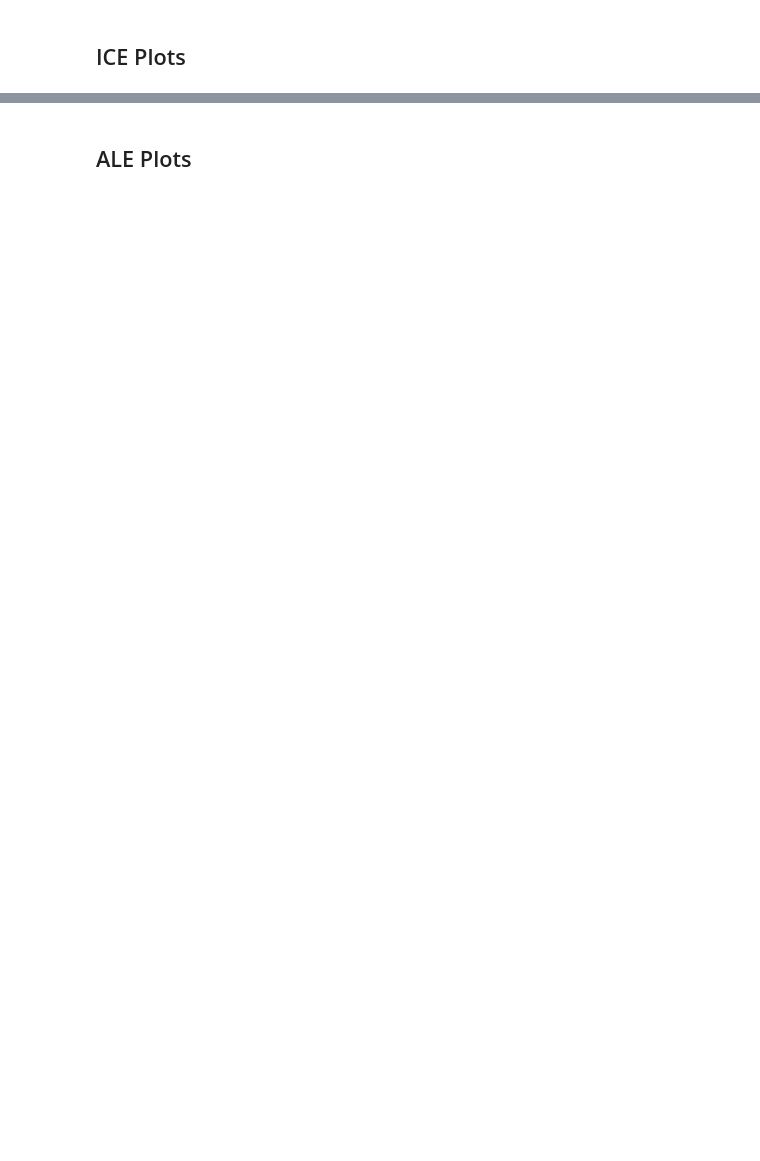
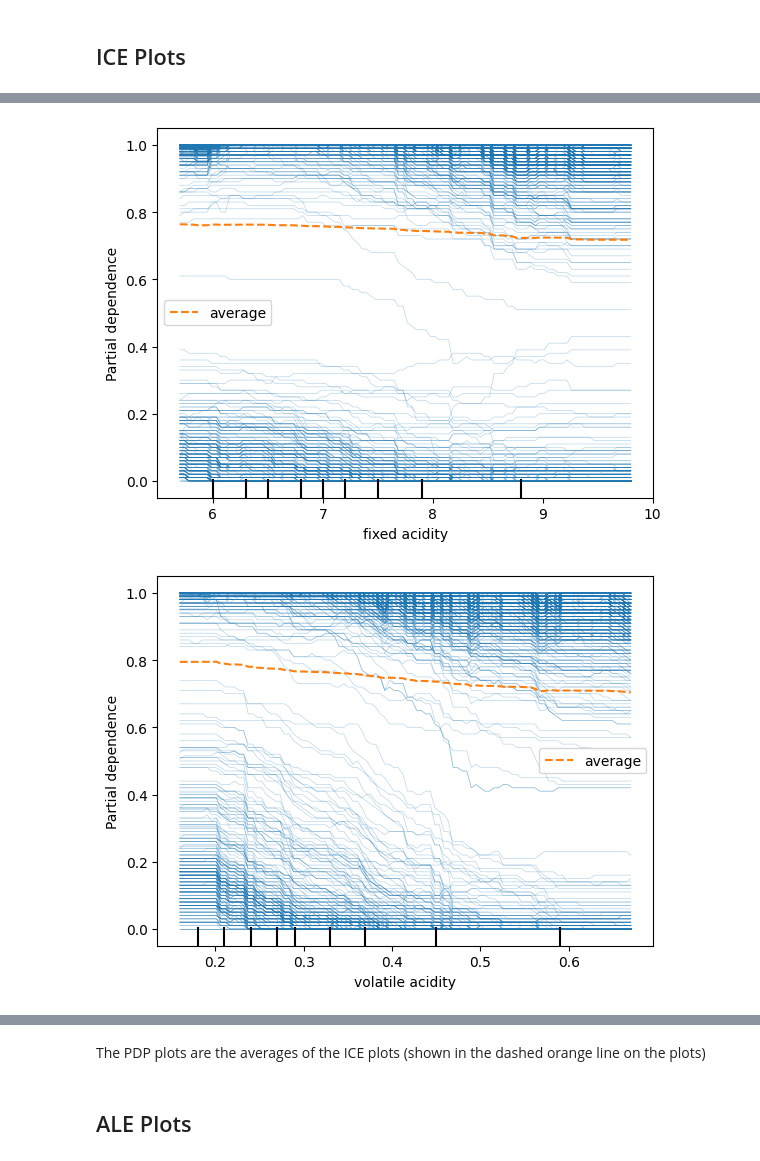
Before and after one commit to khaeuss808/AIPI590_Part2_ExplainableAITechniques, a Jupyter notebook: Explainable_TechniquesII.ipynb, the cells around one changed output, grey strips where cells are left out. Saved outputs shown, nothing was run; the diff lists cells and outputs as text; code cells hidden in the pictures; blank space fills up the shorter version.

```diff
--- a/Explainable_TechniquesII.ipynb
+++ b/Explainable_TechniquesII.ipynb
@@ -211,5 +213,2 @@ Interpretations of the PDP plots
 # %% [markdown]
 ## ICE Plots
-# %%
-for f in features:
-    PartialDependenceDisplay.from_estimator(rf_model, X_train, [f], kind="individual")
@@ -228,0 +215,10 @@ for f in features:
+# %%
+# code from Dr. Bent's global_explanations.ipynb
+# adapting it slightly to loop and show plots for all of my features
+for f in features:
+    PartialDependenceDisplay.from_estimator(
+        rf_model, X_train, [f], kind="both"
+    )  # including the PDP overlay
+# %% [output]
+[figure, added]
+[figure, added]
@@ -229,2 +235,4 @@ for f in features:
+# %% [markdown]
+The PDP plots are the averages of the ICE plots (shown in the dashed orange line on the plots)
 # %% [markdown]
 ## ALE Plots
```
Also changed, not shown: parts of 8 cells of this notebook.
